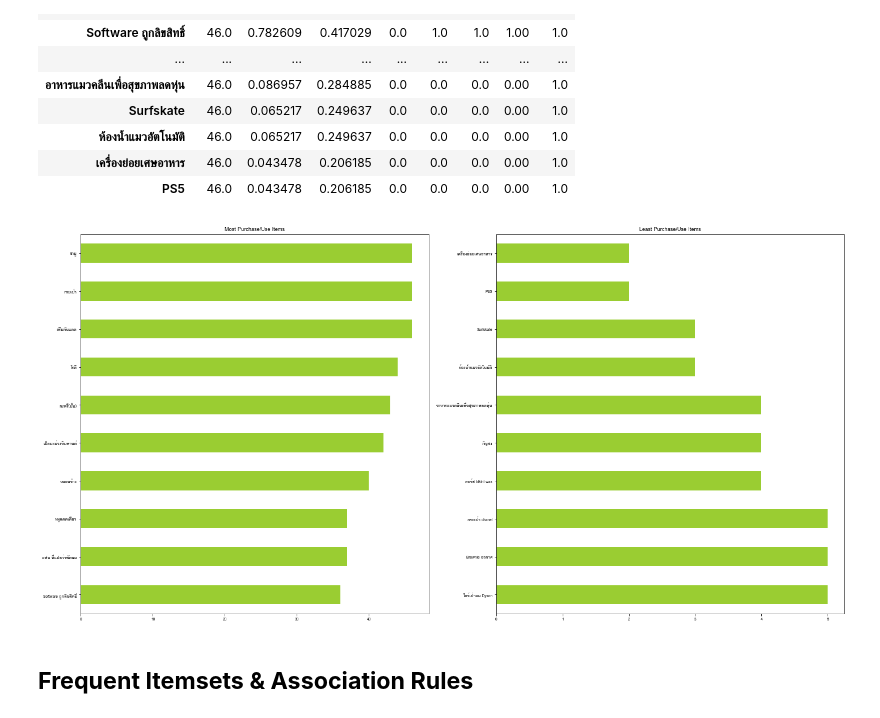
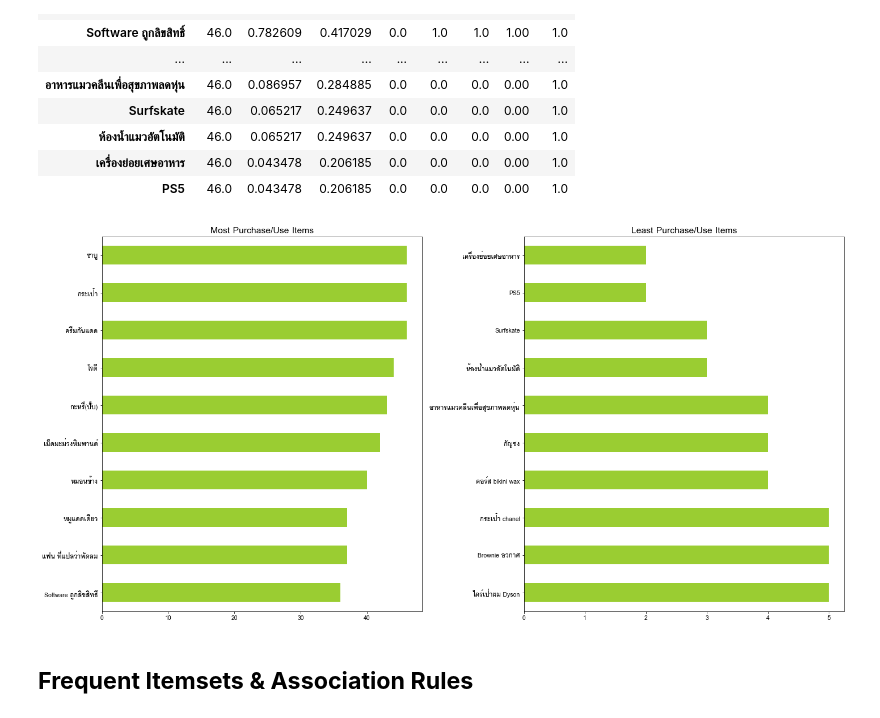
Before and after one commit to ampika-tnk/BADS7105-CRM-Analytics-and-Intelligence, a Jupyter notebook: Homework 07 - Product Recommendation/product_recommendation.ipynb, the cells around one changed output. Saved outputs shown, nothing was run; the diff lists cells and outputs as text; code cells hidden in the pictures.

```diff
--- a/Homework 07 - Product Recommendation/product_recommendation.ipynb
+++ b/Homework 07 - Product Recommendation/product_recommendation.ipynb
@@ -105,19 +105,19 @@ df.describe().T.sort_values('mean', ascending=False)
 # %%
 total_purchase_per_item = (
     df.sum().sort_values(ascending=False).to_frame().rename({0: 'count'}, axis=1)
 )
 most_purchase_items = total_purchase_per_item[:10]
 least_purchase_items = total_purchase_per_item[-10:]
 
 fig, axes = plt.subplots(1, 2, figsize=(20, 10), tight_layout=True)
 most_purchase_items.sort_values('count', ascending=True).plot.barh(ax=axes[0], title='Most Purchase/Use Items', legend=False, color='yellowgreen')
 least_purchase_items.plot.barh(ax=axes[1], title='Least Purchase/Use Items', legend=False, color='yellowgreen')
-plt.rc('axes', titlesize=14)
-plt.rc('xtick', labelsize=10)
-plt.rc('ytick', labelsize=10)
+plt.rc('axes', titlesize=24)
+plt.rc('xtick', labelsize=24)
+plt.rc('ytick', labelsize=24)
 plt.show()
 # %% [output]
-[figure, old version]
+[figure, new version]
 # %% [markdown]
 ## **Frequent Itemsets & Association Rules**
 # %%
```
